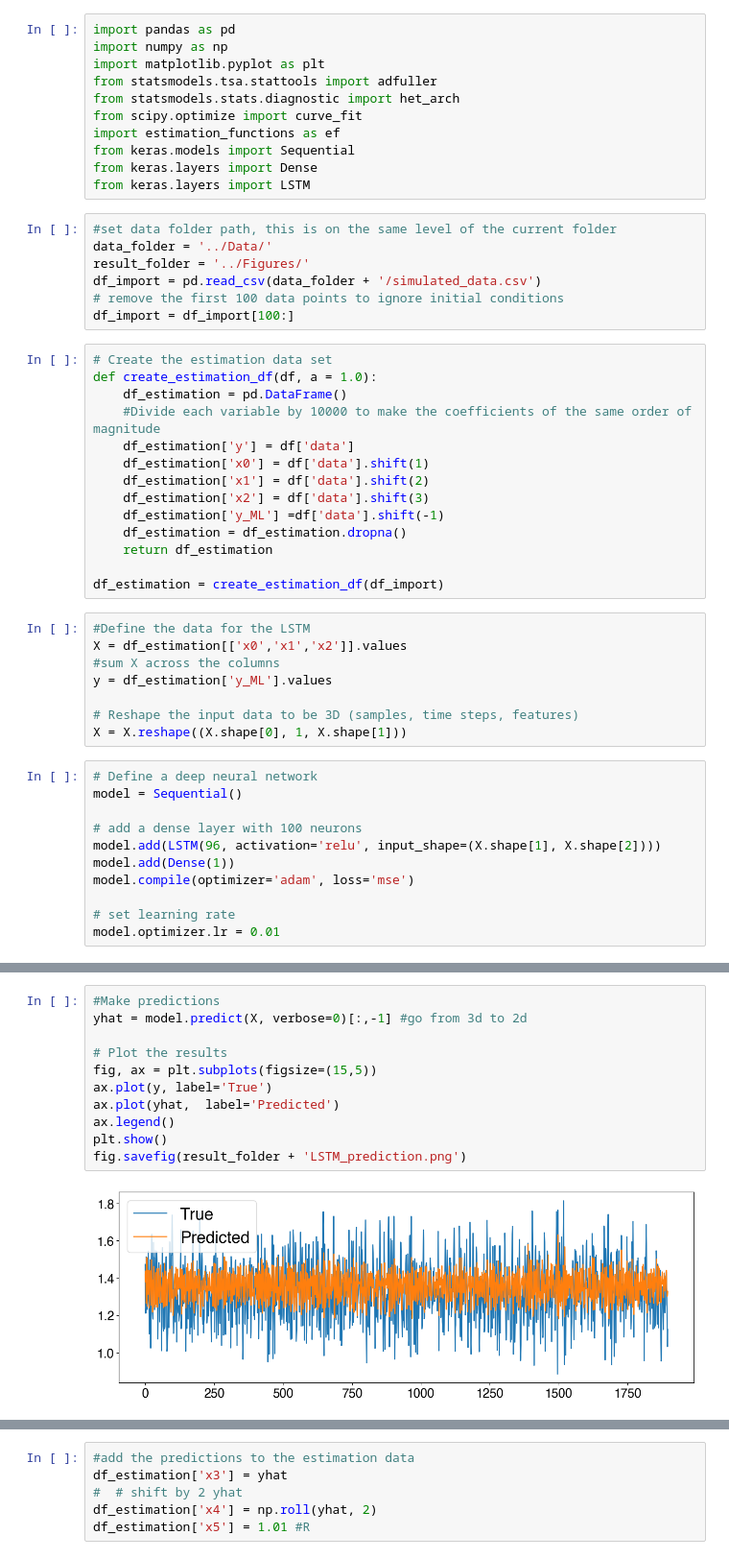
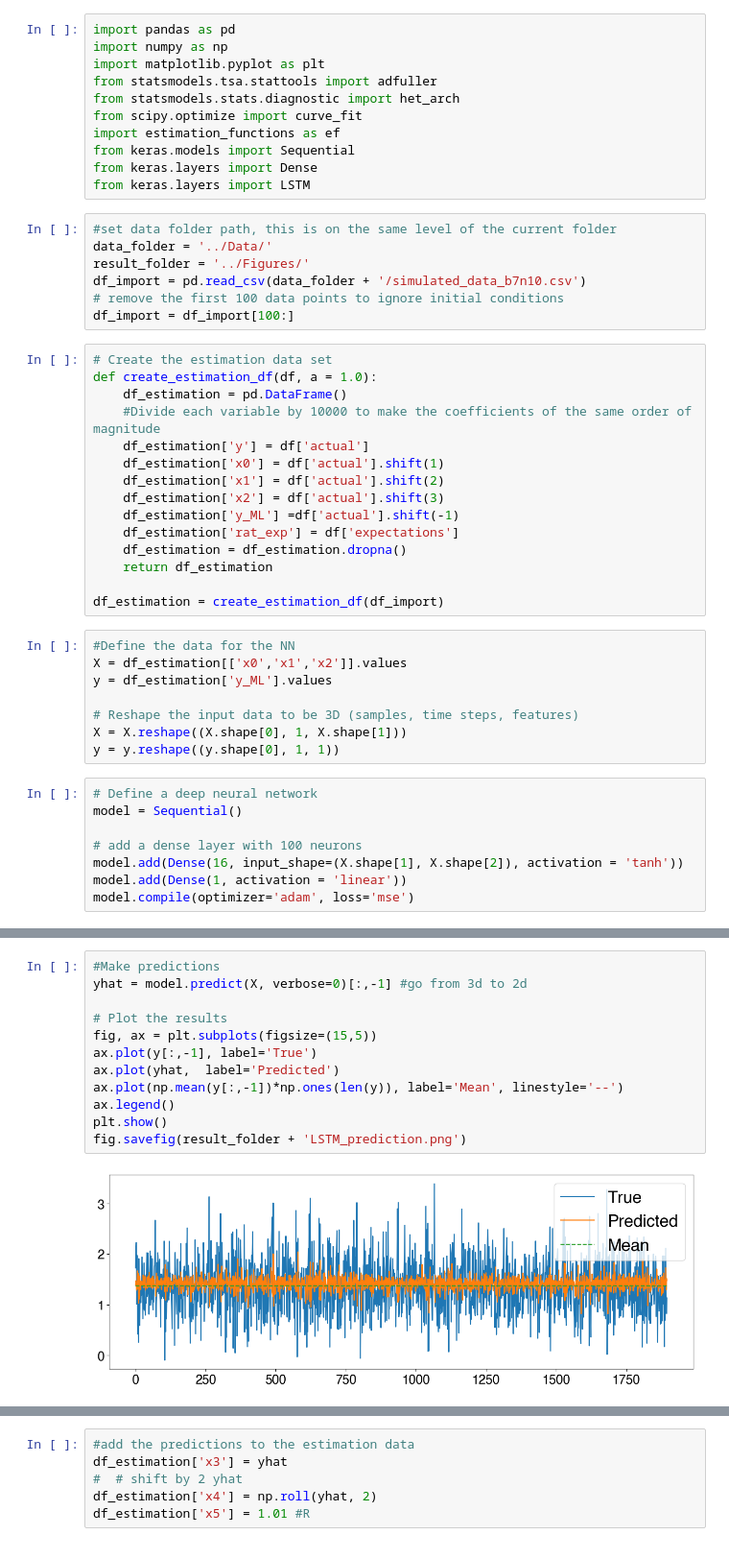
Before and after one commit to TommasoDF/Repo, a Jupyter notebook: Estimation/estimation_simulated.ipynb, the cells around one changed output, grey strips where cells are left out. Shown at 96% size. Cells and saved outputs as stored; diff of their text form.

Commit message:
Adding estimation on syntethic data

```diff
--- a/Estimation/estimation_simulated.ipynb
+++ b/Estimation/estimation_simulated.ipynb
@@ -13,7 +13,7 @@ from keras.layers import LSTM
 #set data folder path, this is on the same level of the current folder
 data_folder = '../Data/'
 result_folder = '../Figures/'
-df_import = pd.read_csv(data_folder + '/simulated_data.csv')
+df_import = pd.read_csv(data_folder + '/simulated_data_b7n10.csv')
 # remove the first 100 data points to ignore initial conditions
 df_import = df_import[100:]
 # %%
@@ -21,34 +21,32 @@ df_import = df_import[100:]
 def create_estimation_df(df, a = 1.0):
     df_estimation = pd.DataFrame()
     #Divide each variable by 10000 to make the coefficients of the same order of magnitude
-    df_estimation['y'] = df['data']
-    df_estimation['x0'] = df['data'].shift(1)
-    df_estimation['x1'] = df['data'].shift(2)
-    df_estimation['x2'] = df['data'].shift(3)
-    df_estimation['y_ML'] =df['data'].shift(-1)
+    df_estimation['y'] = df['actual']
+    df_estimation['x0'] = df['actual'].shift(1)
+    df_estimation['x1'] = df['actual'].shift(2)
+    df_estimation['x2'] = df['actual'].shift(3)
+    df_estimation['y_ML'] =df['actual'].shift(-1)
+    df_estimation['rat_exp'] = df['expectations']
     df_estimation = df_estimation.dropna()
     return df_estimation
 
 df_estimation = create_estimation_df(df_import)
 # %%
-#Define the data for the LSTM
+#Define the data for the NN
 X = df_estimation[['x0','x1','x2']].values
-#sum X across the columns
 y = df_estimation['y_ML'].values
 
 # Reshape the input data to be 3D (samples, time steps, features)
 X = X.reshape((X.shape[0], 1, X.shape[1]))
+y = y.reshape((y.shape[0], 1, 1))
 # %%
 # Define a deep neural network
 model = Sequential()
 
 # add a dense layer with 100 neurons
-model.add(LSTM(96, activation='relu', input_shape=(X.shape[1], X.shape[2])))
-model.add(Dense(1))
+model.add(Dense(16, input_shape=(X.shape[1], X.shape[2]), activation = 'tanh'))
+model.add(Dense(1, activation = 'linear'))
 model.compile(optimizer='adam', loss='mse')
-
-# set learning rate
-model.optimizer.lr = 0.01
 # %%
 # Train the model
 model.fit(X, y, epochs=1000, verbose=0)
@@ -61,15 +59,16 @@ plt.plot(np.log(model.history.history['loss']), label='train')
 # %%
 #Make predictions
 yhat = model.predict(X, verbose=0)[:,-1] #go from 3d to 2d
 
 # Plot the results
 fig, ax = plt.subplots(figsize=(15,5))
-ax.plot(y, label='True')
+ax.plot(y[:,-1], label='True')
 ax.plot(yhat,  label='Predicted')
+ax.plot(np.mean(y[:,-1])*np.ones(len(y)), label='Mean', linestyle='--')
 ax.legend()
 plt.show()
 fig.savefig(result_folder + 'LSTM_prediction.png')
 # %% [output]
-[figure, old version]
+[figure, new version]
 # %%
 # Evaluate the r-squared
```
Also changed, not shown: parts of 6 cells of this notebook, 31 other files.
